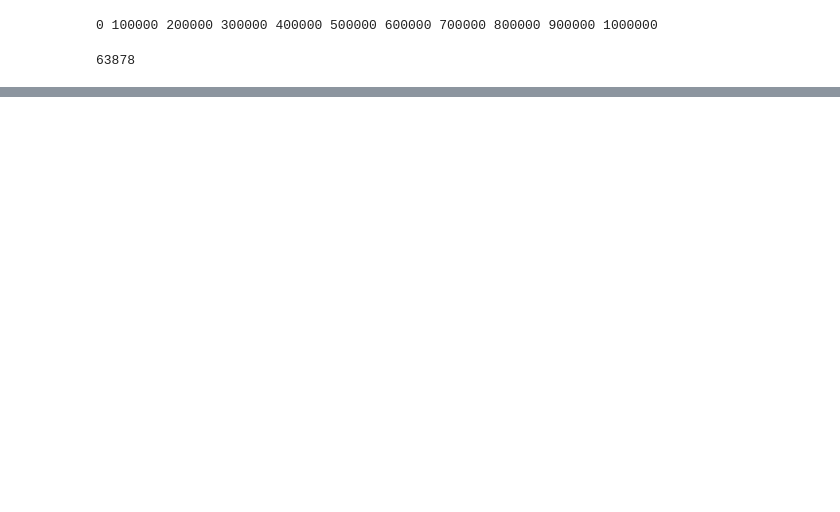
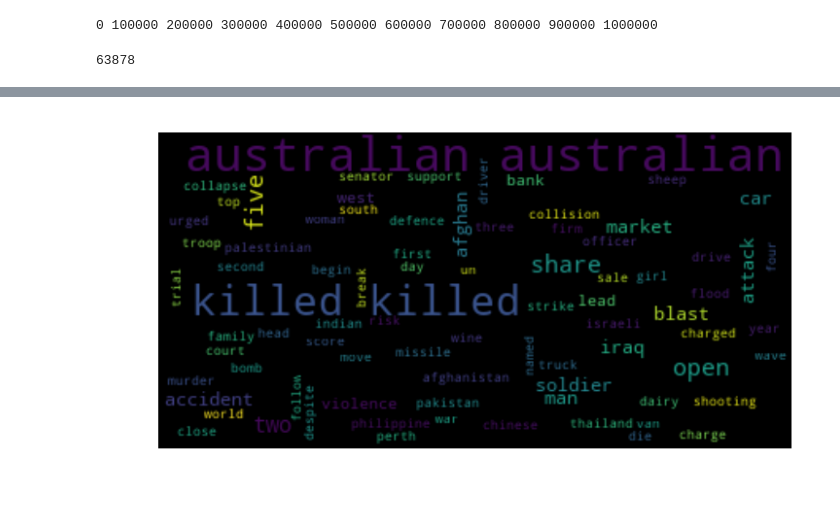
Before and after one commit to henriquelalves/MC866-Unicamp, a Jupyter notebook: assignment3/bagofwords.ipynb, the cells around one changed output, grey strips where cells are left out. Saved outputs shown, nothing was run; the diff lists cells and outputs as text; code cells hidden in the pictures; blank space fills up the shorter version.

```diff
--- a/assignment3/bagofwords.ipynb
+++ b/assignment3/bagofwords.ipynb
@@ -119,0 +124,9 @@ plt.show()
+# %%
+print(kmeans.cluster_centers_.shape)
+wordclouds = []
+for cluster in kmeans.cluster_centers_:
+    words = ""
+    for i in range(len(cluster)):
+        words += (" " + sorted_dict[i][0]) * int(cluster[i]*100)
+    print(words)
+    wordclouds.append(WordCloud(max_font_size=50).generate(words))
@@ -119,0 +151,7 @@ plt.show()
+# %%
+plt.figure(dpi=140)
+plt.imshow(wordclouds[18], interpolation="bilinear")
+plt.axis("off")
+plt.show()
+# %% [output]
+[figure, added]
```
Also changed, not shown: parts of 7 cells of this notebook.
